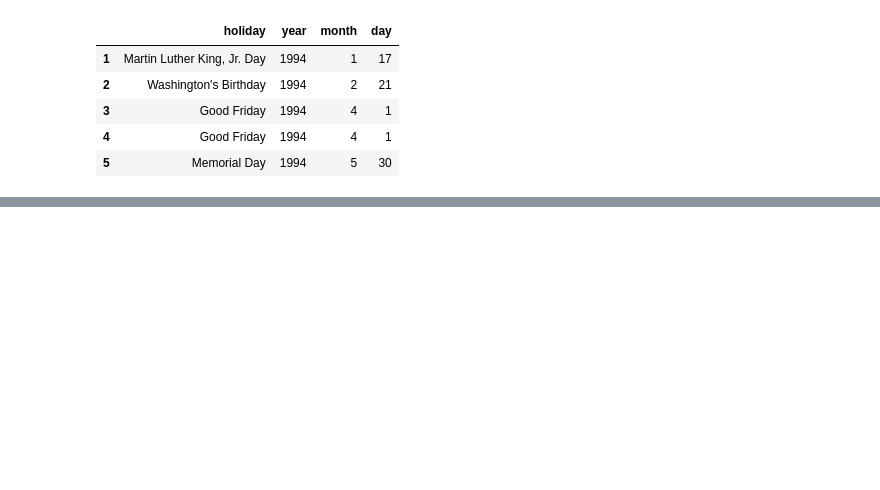
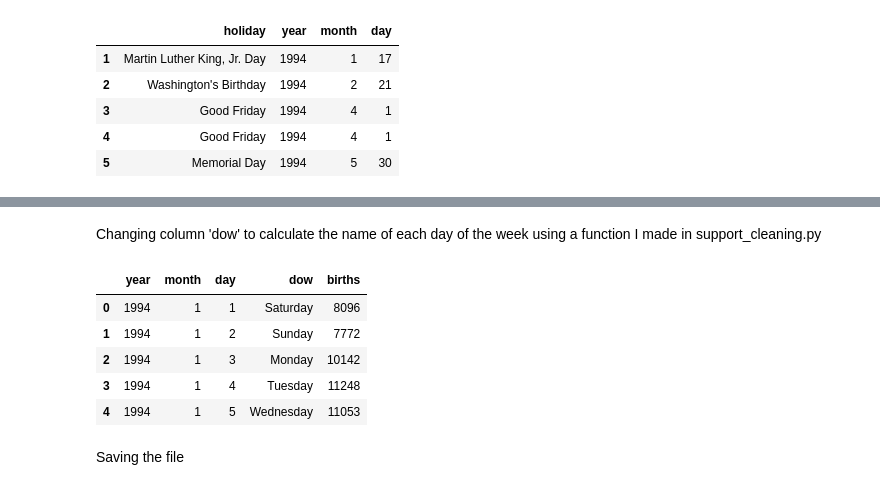
Before and after one commit to Ankourii/ETL, a Jupyter notebook: notebooks/Cleaning.ipynb, the cells around one changed output, grey strips where cells are left out. Drawn from its saved outputs; the diff is of its cells as text; code cells hidden in the pictures; blank space fills up the shorter version.

```diff
--- a/notebooks/Cleaning.ipynb
+++ b/notebooks/Cleaning.ipynb
@@ -231,0 +245,2 @@ Saving the file
+# %%
+births=births.rename(columns={'date_of_month': 'day', 'day_of_week':'dow'})
@@ -231,0 +249,13 @@ Saving the file
+# %%
+births['dow']=births['dow'].apply(cleaning_dow)
+# %% [markdown]
+Changing column 'dow' to calculate the name of each day of the week using a function I made in support_cleaning.py
+# %%
+births.head()
+# %% [output]
+|  | year | month | day | dow | births |
+| 0 | 1994 | 1 | 1 | Saturday | 8096 |
+| 1 | 1994 | 1 | 2 | Sunday | 7772 |
+| 2 | 1994 | 1 | 3 | Monday | 10142 |
+| 3 | 1994 | 1 | 4 | Tuesday | 11248 |
+| 4 | 1994 | 1 | 5 | Wednesday | 11053 |
@@ -231,0 +264,2 @@ Saving the file
+# %% [markdown]
+Saving the file
```
Also changed, not shown: parts of 55 cells of this notebook, 6 other files.
